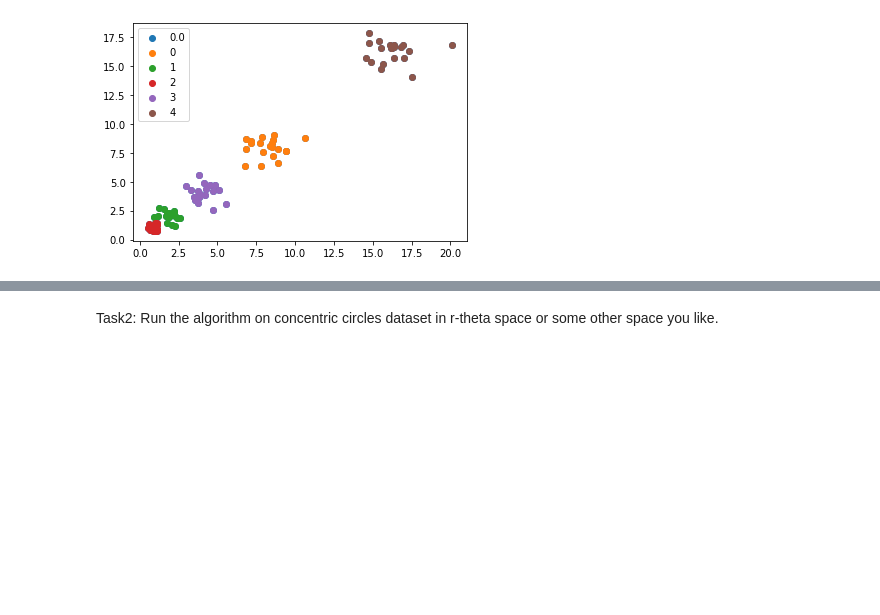
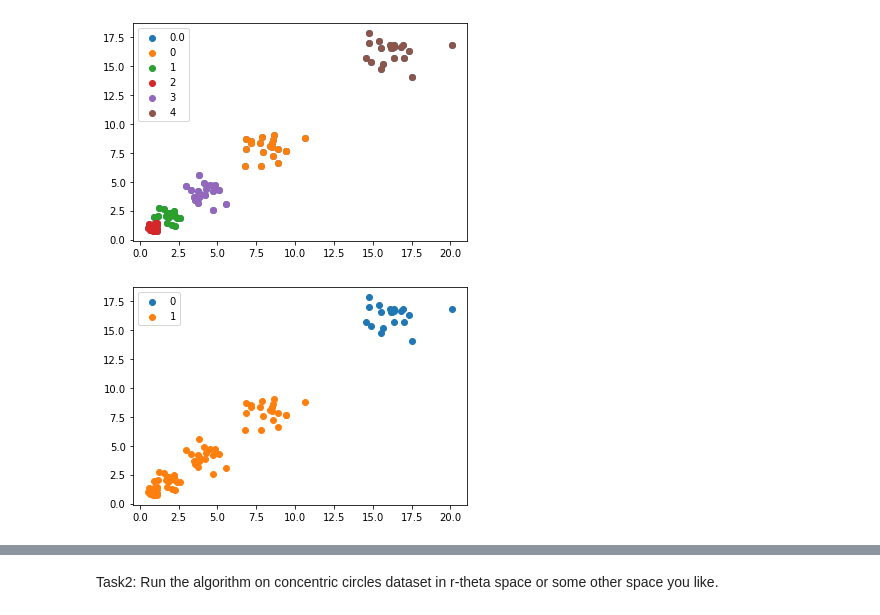
Before and after one commit to avani17101/CVIT-Workshop, a Jupyter notebook: day8/afternoon/kMeans.ipynb, the cells around one changed output, grey strips where cells are left out. Cells and saved outputs as stored; diff of their text form; code cells hidden in the pictures; blank space fills up the shorter version.

```diff
--- a/day8/afternoon/kMeans.ipynb
+++ b/day8/afternoon/kMeans.ipynb
@@ -106,3 +118,10 @@ labels = kmeans.fit()
 plot_clusters(points, labels, show_annotation=False)
 # %% [output]
 [figure]
+# %%
+
+kmeans = kMeans(points,2)
+labels = kmeans.fit()
+plot_clusters(points, labels, show_annotation=False)
+# %% [output]
+[figure, added]
```
Also changed, not shown: parts of 13 cells of this notebook.
